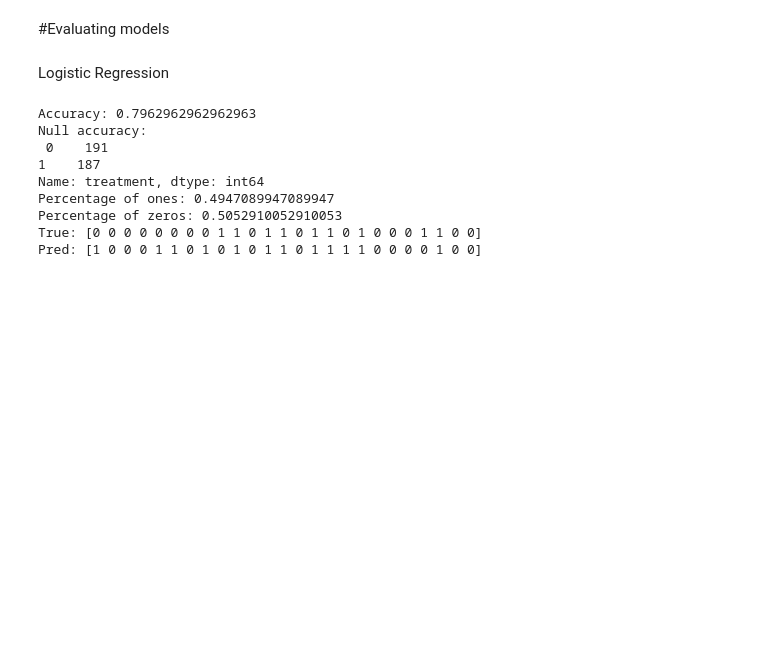
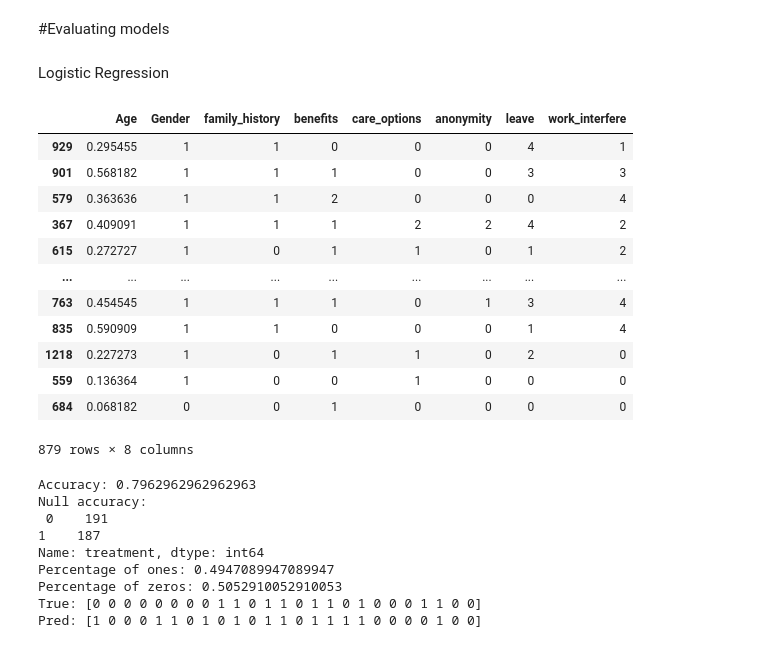
Before and after one commit to anujbohra23/MentalHealth_INIT, a Jupyter notebook: MentalHealth_Prediction.ipynb, the cells around one changed output. Saved outputs shown, nothing was run; the diff lists cells and outputs as text; code cells hidden in the pictures; blank space fills up the shorter version.

```diff
--- a/MentalHealth_Prediction.ipynb
+++ b/MentalHealth_Prediction.ipynb
@@ -791,6 +715,22 @@ def logisticRegression():
 
     #Data for final graph
     methodDict['Log. Regression'] = accuracy_score * 100
+# %%
+X_train
+# %% [output]
+|  | Age | Gender | family_history | benefits | care_options | anonymity | leave | work_interfere |
+| 929 | 0.295455 | 1 | 1 | 0 | 0 | 0 | 4 | 1 |
+| 901 | 0.568182 | 1 | 1 | 1 | 0 | 0 | 3 | 3 |
+| 579 | 0.363636 | 1 | 1 | 2 | 0 | 0 | 0 | 4 |
+| 367 | 0.409091 | 1 | 1 | 1 | 2 | 2 | 4 | 2 |
+| 615 | 0.272727 | 1 | 0 | 1 | 1 | 0 | 1 | 2 |
+| ... | ... | ... | ... | ... | ... | ... | ... | ... |
+| 763 | 0.454545 | 1 | 1 | 1 | 0 | 1 | 3 | 4 |
+| 835 | 0.590909 | 1 | 1 | 0 | 0 | 0 | 1 | 4 |
+| 1218 | 0.227273 | 1 | 0 | 1 | 1 | 0 | 2 | 0 |
+| 559 | 0.136364 | 1 | 0 | 0 | 1 | 0 | 0 | 0 |
+| 684 | 0.068182 | 0 | 0 | 1 | 0 | 0 | 0 | 0 |
+879 rows × 8 columns
 # %%
 logisticRegression()
 # %% [output]
```
Also changed, not shown: parts of 28 cells of this notebook, 1 other file.
